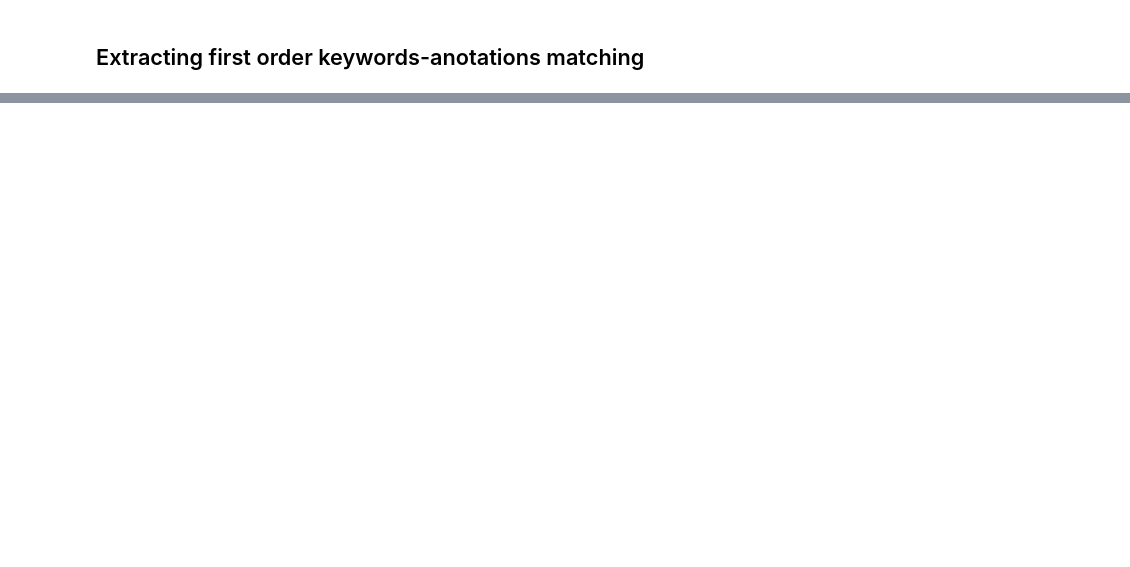
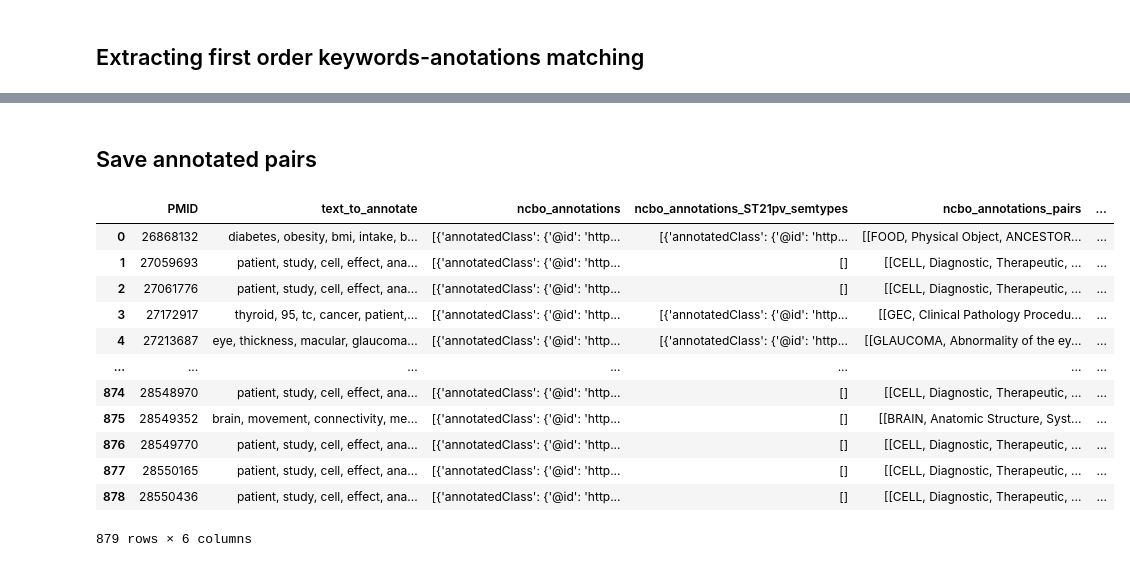
Before and after one commit to hadaszm/NLP, a Jupyter notebook: nbco_tagger/ncbo_tagger.ipynb, the cells around one changed output, grey strips where cells are left out. Drawn from its saved outputs; the diff is of its cells as text; code cells hidden in the pictures; blank space fills up the shorter version.

```diff
--- a/nbco_tagger/ncbo_tagger.ipynb
+++ b/nbco_tagger/ncbo_tagger.ipynb
@@ -177,0 +270,2 @@ test_data = transform_strings_to_arrays(pd.read_csv('../results/bertopic_ncbo/be
+# %% [markdown]
+## Save annotated pairs
@@ -178,3 +281,19 @@ test_data = transform_strings_to_arrays(pd.read_csv('../results/bertopic_ncbo/be
+# %%
+test_data
+# %% [output]
+|  | PMID | text_to_annotate | ncbo_annotations | ncbo_annotations_ST21pv_semtypes | ncbo_annotations_pairs | ... |
+| 0 | 26868132 | diabetes, obesity, bmi, intake, b... | [{'annotatedClass': {'@id': 'http... | [{'annotatedClass': {'@id': 'http... | [[FOOD, Physical Object, ANCESTOR... | ... |
+| 1 | 27059693 | patient, study, cell, effect, ana... | [{'annotatedClass': {'@id': 'http... | [] | [[CELL, Diagnostic, Therapeutic, ... | ... |
+| 2 | 27061776 | patient, study, cell, effect, ana... | [{'annotatedClass': {'@id': 'http... | [] | [[CELL, Diagnostic, Therapeutic, ... | ... |
+| 3 | 27172917 | thyroid, 95, tc, cancer, patient,... | [{'annotatedClass': {'@id': 'http... | [{'annotatedClass': {'@id': 'http... | [[GEC, Clinical Pathology Procedu... | ... |
+| 4 | 27213687 | eye, thickness, macular, glaucoma... | [{'annotatedClass': {'@id': 'http... | [{'annotatedClass': {'@id': 'http... | [[GLAUCOMA, Abnormality of the ey... | ... |
+| ... | ... | ... | ... | ... | ... | ... |
+| 874 | 28548970 | patient, study, cell, effect, ana... | [{'annotatedClass': {'@id': 'http... | [] | [[CELL, Diagnostic, Therapeutic, ... | ... |
+| 875 | 28549352 | brain, movement, connectivity, me... | [{'annotatedClass': {'@id': 'http... | [] | [[BRAIN, Anatomic Structure, Syst... | ... |
+| 876 | 28549770 | patient, study, cell, effect, ana... | [{'annotatedClass': {'@id': 'http... | [] | [[CELL, Diagnostic, Therapeutic, ... | ... |
+| 877 | 28550165 | patient, study, cell, effect, ana... | [{'annotatedClass': {'@id': 'http... | [] | [[CELL, Diagnostic, Therapeutic, ... | ... |
+| 878 | 28550436 | patient, study, cell, effect, ana... | [{'annotatedClass': {'@id': 'http... | [] | [[CELL, Diagnostic, Therapeutic, ... | ... |
+879 rows × 6 columns
 # %%
 train_data
 # %% [output]
```
Also changed, not shown: parts of 25 cells of this notebook, 1 other file.
